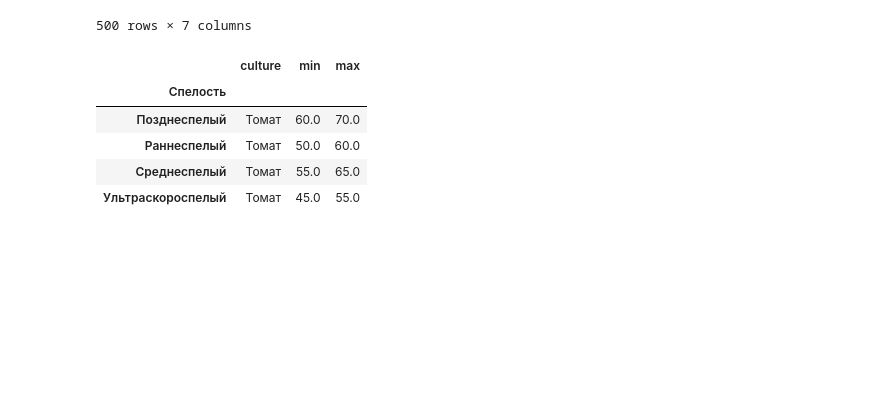
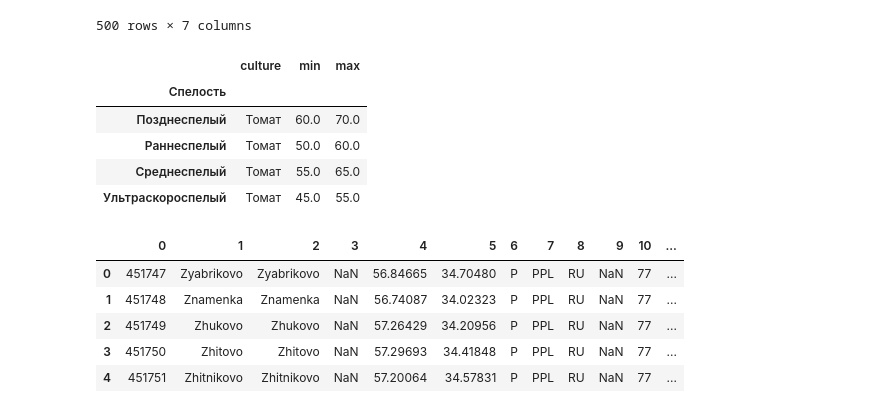
Before and after one commit to jetminded/igarden_parsers, a Jupyter notebook: src/csv_helper.ipynb, the cells around one changed output. Cells and saved outputs as stored; diff of their text form; code cells hidden in the pictures; blank space fills up the shorter version.

```diff
--- a/src/csv_helper.ipynb
+++ b/src/csv_helper.ipynb
@@ -53,0 +52,11 @@ for
+# %%
+coords = pd.read_csv('../technical_data/RU.txt', sep='\t', header=None)
+# %%
+coords.head()
+# %% [output]
+|  | 0 | 1 | 2 | 3 | 4 | 5 | 6 | 7 | 8 | 9 | 10 | ... |
+| 0 | 451747 | Zyabrikovo | Zyabrikovo | NaN | 56.84665 | 34.70480 | P | PPL | RU | NaN | 77 | ... |
+| 1 | 451748 | Znamenka | Znamenka | NaN | 56.74087 | 34.02323 | P | PPL | RU | NaN | 77 | ... |
+| 2 | 451749 | Zhukovo | Zhukovo | NaN | 57.26429 | 34.20956 | P | PPL | RU | NaN | 77 | ... |
+| 3 | 451750 | Zhitovo | Zhitovo | NaN | 57.29693 | 34.41848 | P | PPL | RU | NaN | 77 | ... |
+| 4 | 451751 | Zhitnikovo | Zhitnikovo | NaN | 57.20064 | 34.57831 | P | PPL | RU | NaN | 77 | ... |
```
Also changed, not shown: parts of 14 cells of this notebook, 6 other files.
